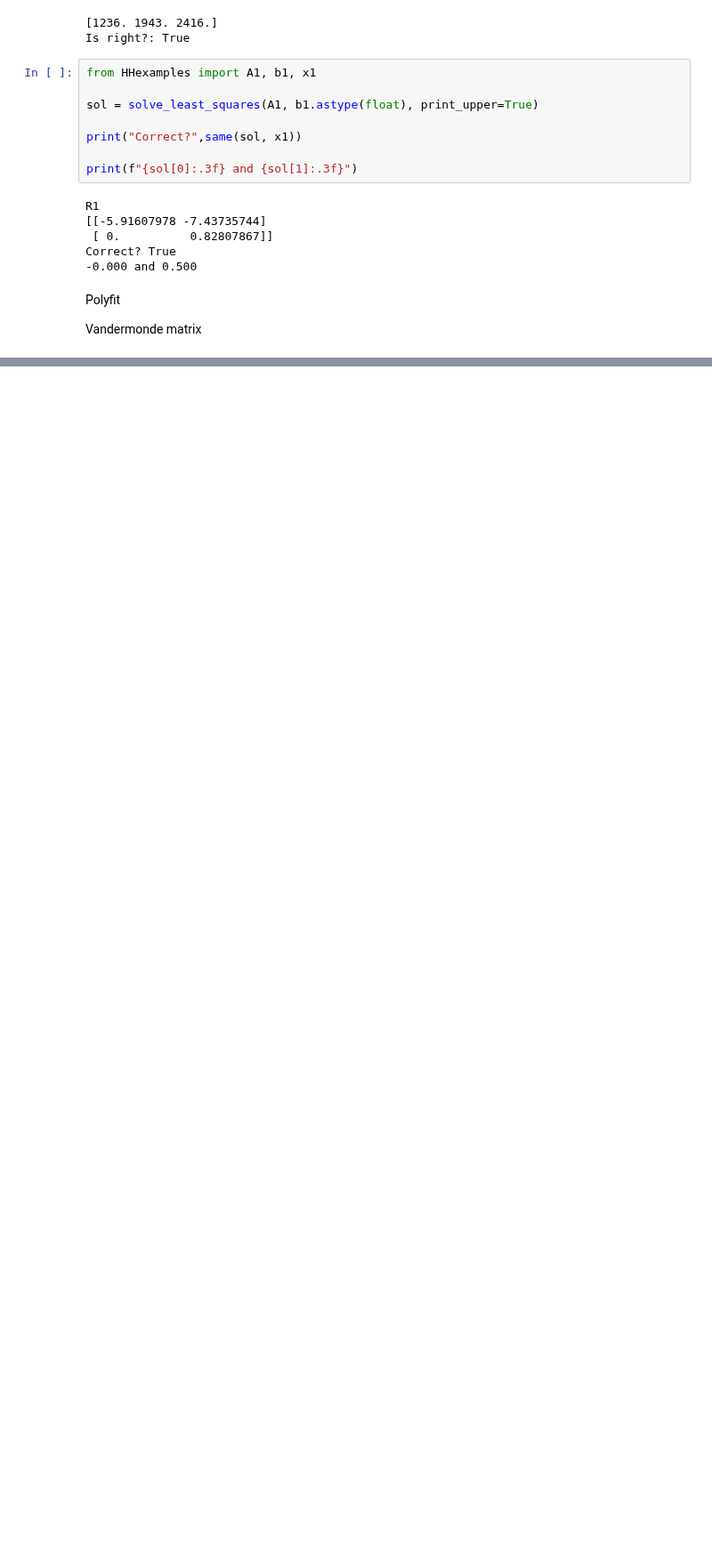
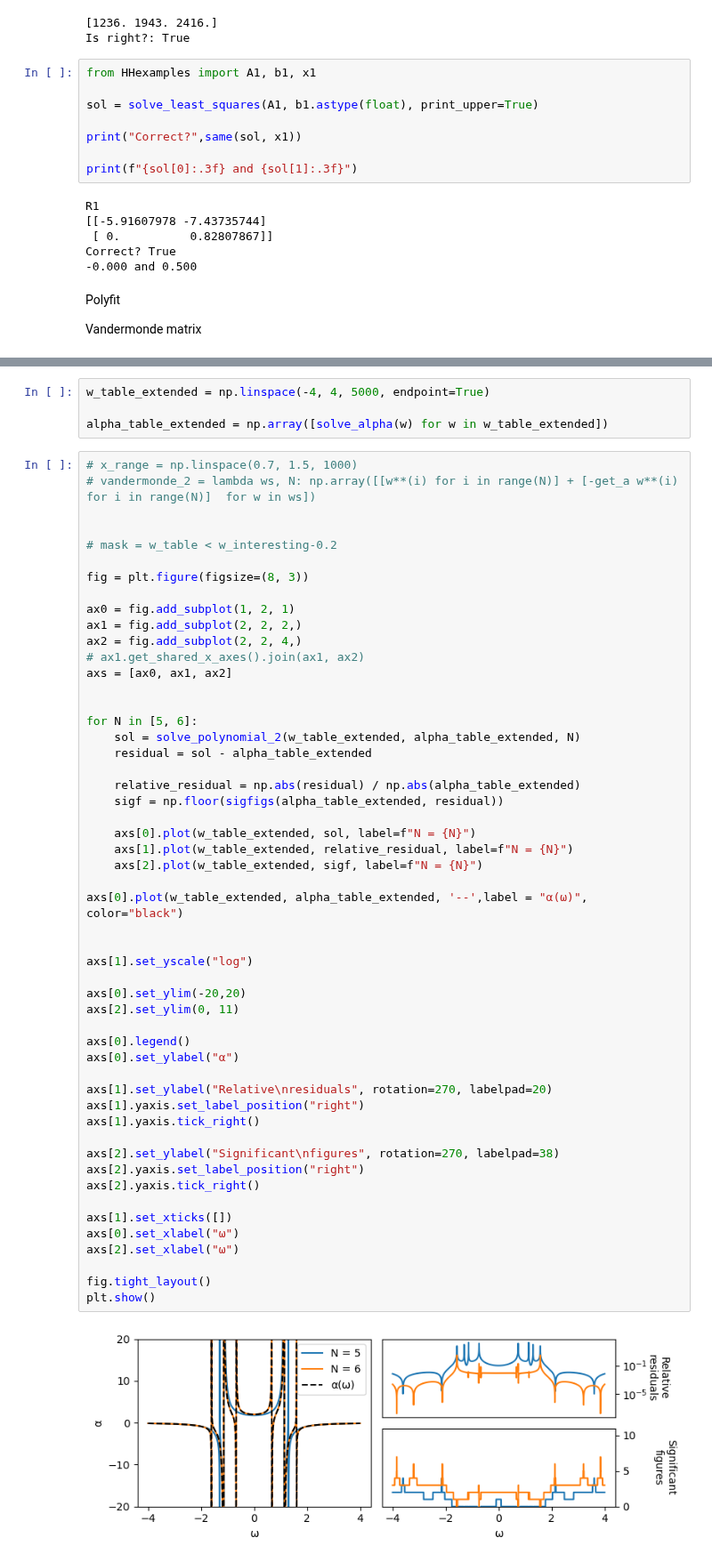
Before and after one commit to JakobSchauser/MscPhysics, a Jupyter notebook: Scientific Computing/Project1/project1.ipynb, the cells around one changed output, grey strips where cells are left out. Shown at 89% size. Saved outputs shown, nothing was run; the diff lists cells and outputs as text; blank space fills up the shorter version.

```diff
--- a/Scientific Computing/Project1/project1.ipynb
+++ b/Scientific Computing/Project1/project1.ipynb
@@ -626,0 +369,58 @@ plt.show()
+# %%
+w_table_extended = np.linspace(-4, 4, 5000, endpoint=True)
+
+alpha_table_extended = np.array([solve_alpha(w) for w in w_table_extended])
+# %%
+# x_range = np.linspace(0.7, 1.5, 1000)
+# vandermonde_2 = lambda ws, N: np.array([[w**(i) for i in range(N)] + [-get_a w**(i) for i in range(N)]  for w in ws])
+
+
+# mask = w_table < w_interesting-0.2
+
+fig = plt.figure(figsize=(8, 3))
+
+ax0 = fig.add_subplot(1, 2, 1)
+ax1 = fig.add_subplot(2, 2, 2,)
+ax2 = fig.add_subplot(2, 2, 4,)
+# ax1.get_shared_x_axes().join(ax1, ax2)
+axs = [ax0, ax1, ax2]
+
+
+for N in [5, 6]:
+    sol = solve_polynomial_2(w_table_extended, alpha_table_extended, N)
+    residual = sol - alpha_table_extended
+
+    relative_residual = np.abs(residual) / np.abs(alpha_table_extended)
+    sigf = np.floor(sigfigs(alpha_table_extended, residual))
+
+    axs[0].plot(w_table_extended, sol, label=f"N = {N}")
+    axs[1].plot(w_table_extended, relative_residual, label=f"N = {N}")
+    axs[2].plot(w_table_extended, sigf, label=f"N = {N}")
+
+axs[0].plot(w_table_extended, alpha_table_extended, '--',label = "α(ω)", color="black")
+
+
+axs[1].set_yscale("log")
+
+axs[0].set_ylim(-20,20)
+axs[2].set_ylim(0, 11)
+
+axs[0].legend()
+axs[0].set_ylabel("α")
+
+axs[1].set_ylabel("Relative\nresiduals", rotation=270, labelpad=20)
+axs[1].yaxis.set_label_position("right")
+axs[1].yaxis.tick_right()
+
+axs[2].set_ylabel("Significant\nfigures", rotation=270, labelpad=38)
+axs[2].yaxis.set_label_position("right")
+axs[2].yaxis.tick_right()
+
+axs[1].set_xticks([])
+axs[0].set_xlabel("ω")
+axs[2].set_xlabel("ω")
+
+fig.tight_layout()
+plt.show()
+# %% [output]
+[figure, added]
```
Also changed, not shown: parts of 27 cells of this notebook, 7 other files.
